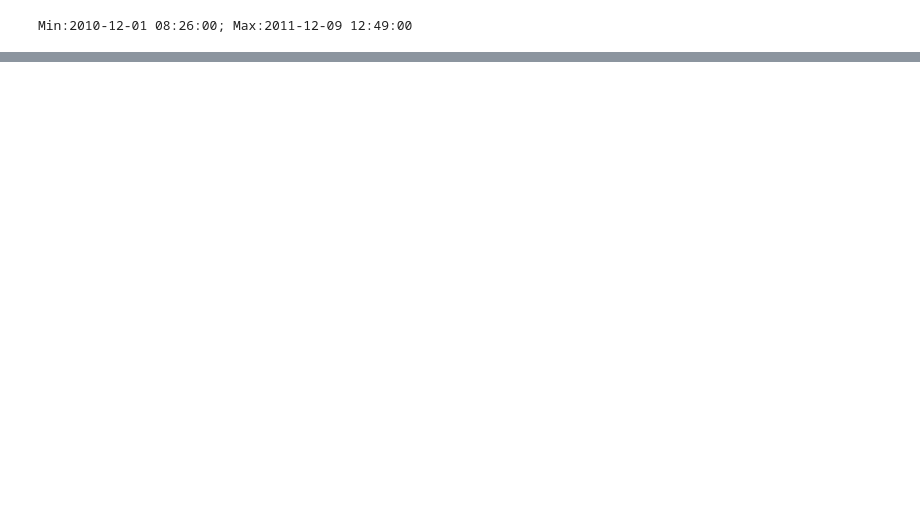
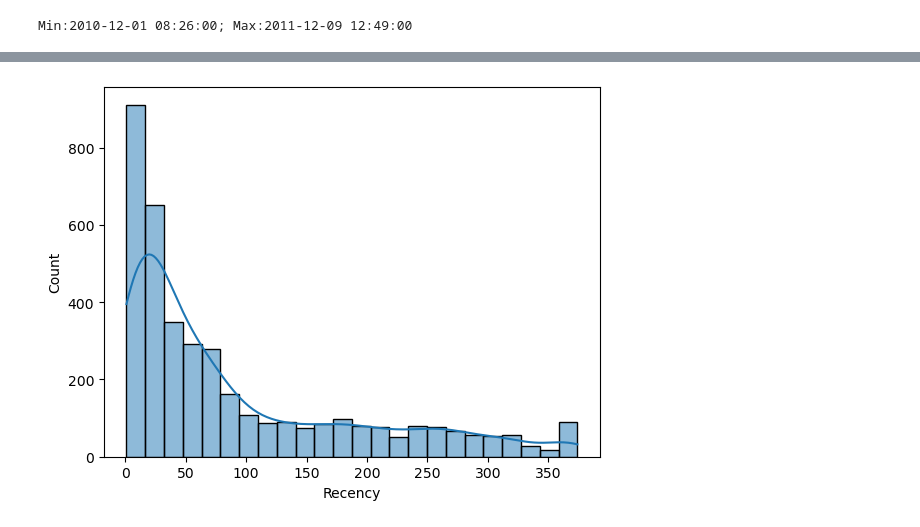
Before and after one commit to GabrielJordaoData/tccclustering, a Jupyter notebook: TCC2.ipynb, the cells around one changed output, grey strips where cells are left out. Saved outputs shown, nothing was run; the diff lists cells and outputs as text; code cells hidden in the pictures; blank space fills up the shorter version.

```diff
--- a/TCC2.ipynb
+++ b/TCC2.ipynb
@@ -389,0 +265,20 @@ datamart
+# %%
+#recency quartile
+r_labels = range(4,0, -1)
+r_quartil = pd.qcut(datamart['Recency'], 4, labels = r_labels)
+datamart = datamart.assign(R = r_quartil.values)
+# %%
+#frequency quartil
+f_labels = range(1,5)
+f_quartil = pd.qcut(datamart['Frequency'], 4, labels = f_labels)
+datamart = datamart.assign(F = f_quartil.values)
+# %%
+#monetary quartil
+m_labels = range(1,5)
+m_quartil = pd.qcut(datamart['Frequency'], 4, labels = m_labels)
+datamart = datamart.assign(M = m_quartil.values)
+# %%
+def join_rfm(x):
+    return str(int(x['R'])) + str(int(x['F'])) + str(int(x['M']))
+datamart['RFM_Segment'] = datamart.apply(join_rfm, axis=1)
+datamart['RFM_Score'] = datamart[['R','F','M']].sum(axis=1)
@@ -389,0 +344,7 @@ datamart
+# %%
+#Vamos ver se a distribuiçao é simetrica, pra cada variavel
+import seaborn as sns
+sns.histplot(datamart['Recency'],kde=True)
+plt.show()
+# %% [output]
+[figure, added]
```
Also changed, not shown: parts of 53 cells of this notebook.
